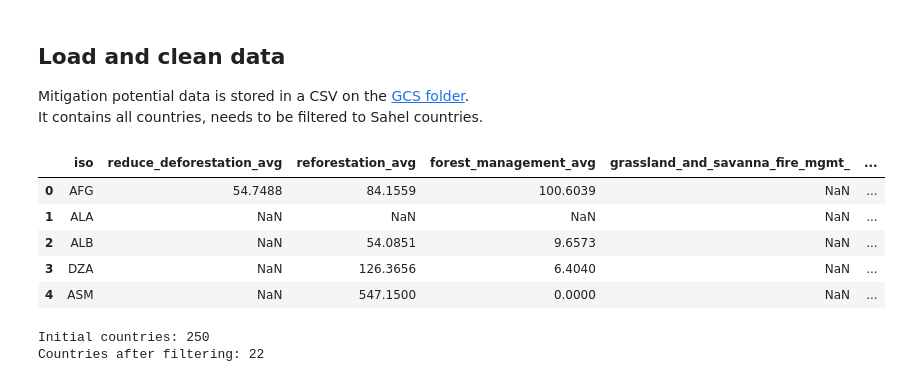
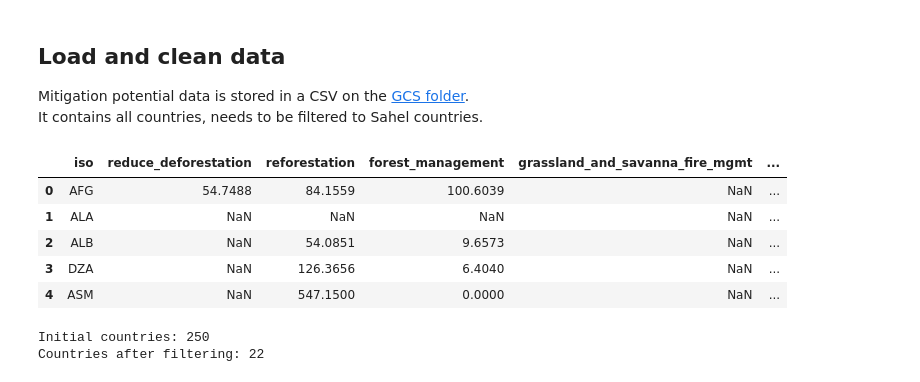
Before and after one commit to wetlands-international/wetlands-atlas, a Jupyter notebook: data-processing/notebooks/04_data_prep_mitigation.ipynb, the cells around one changed output. Drawn from its saved outputs; the diff is of its cells as text; code cells hidden in the pictures.

```diff
--- a/data-processing/notebooks/04_data_prep_mitigation.ipynb
+++ b/data-processing/notebooks/04_data_prep_mitigation.ipynb
@@ -12,15 +14,15 @@ It contains all countries, needs to be filtered to Sahel countries.
 # %%
 df = pd.read_csv('https://storage.googleapis.com/wetlands-gap-map/original_data/Mitigation_Country_clean.csv')
 sel_cols = ['ISO',
         'Reduce deforestation AVG', 'Reforestation AVG', 'Forest management AVG',
        'Grassland and savanna fire mgmt ',
        'Reduce peatland degradation', 'Peatland restoration',
        'Reduce Mangrove conversion', 'Mangrove restoration'] # Selected columns need to be reviewed for final data
 df = df[sel_cols]
-df.columns = df.columns.str.replace(' ', '_').str.lower()
+df.columns = df.columns.str.strip().str.replace(' ', '_').str.lower().str.replace('_avg', '')
 df.head()
 # %% [output]
-|  | iso | reduce_deforestation_avg | reforestation_avg | forest_management_avg | grassland_and_savanna_fire_mgmt_ | ... |
+|  | iso | reduce_deforestation | reforestation | forest_management | grassland_and_savanna_fire_mgmt | ... |
 | 0 | AFG | 54.7488 | 84.1559 | 100.6039 | NaN | ... |
 | 1 | ALA | NaN | NaN | NaN | NaN | ... |
 | 2 | ALB | NaN | 54.0851 | 9.6573 | NaN | ... |
```
Also changed, not shown: parts of 18 cells of this notebook.
